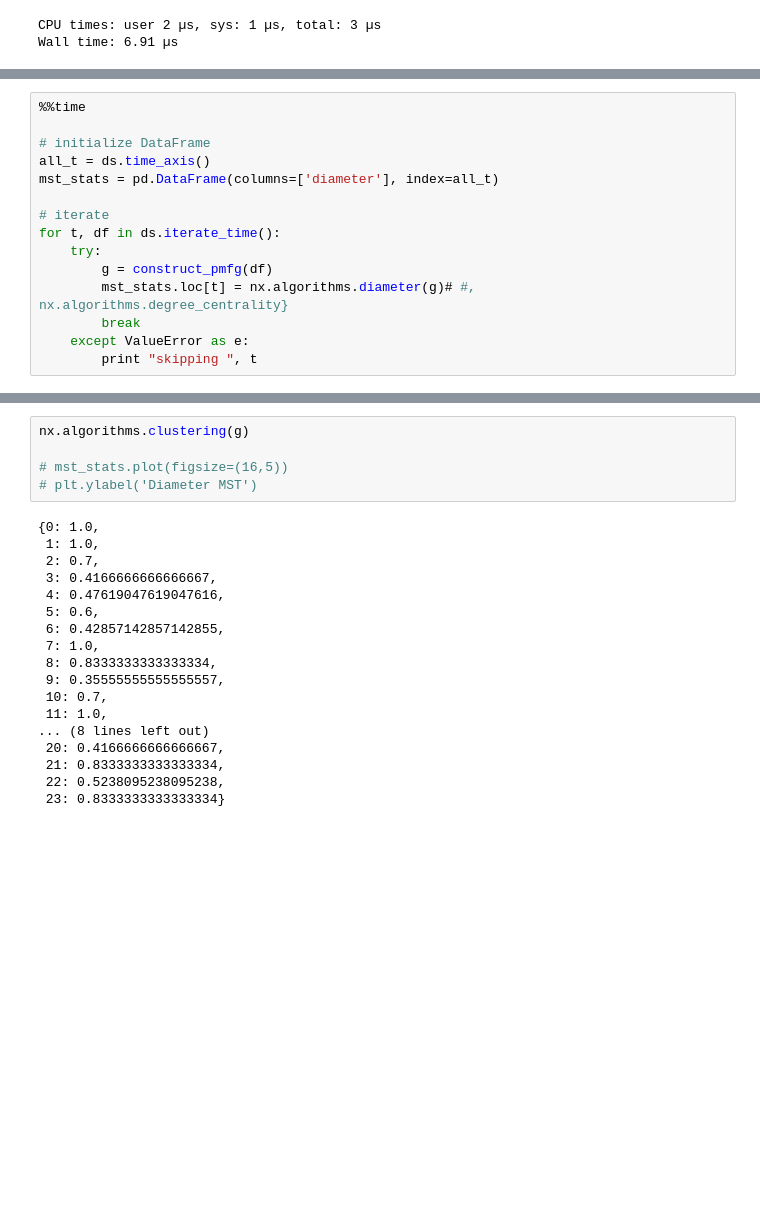
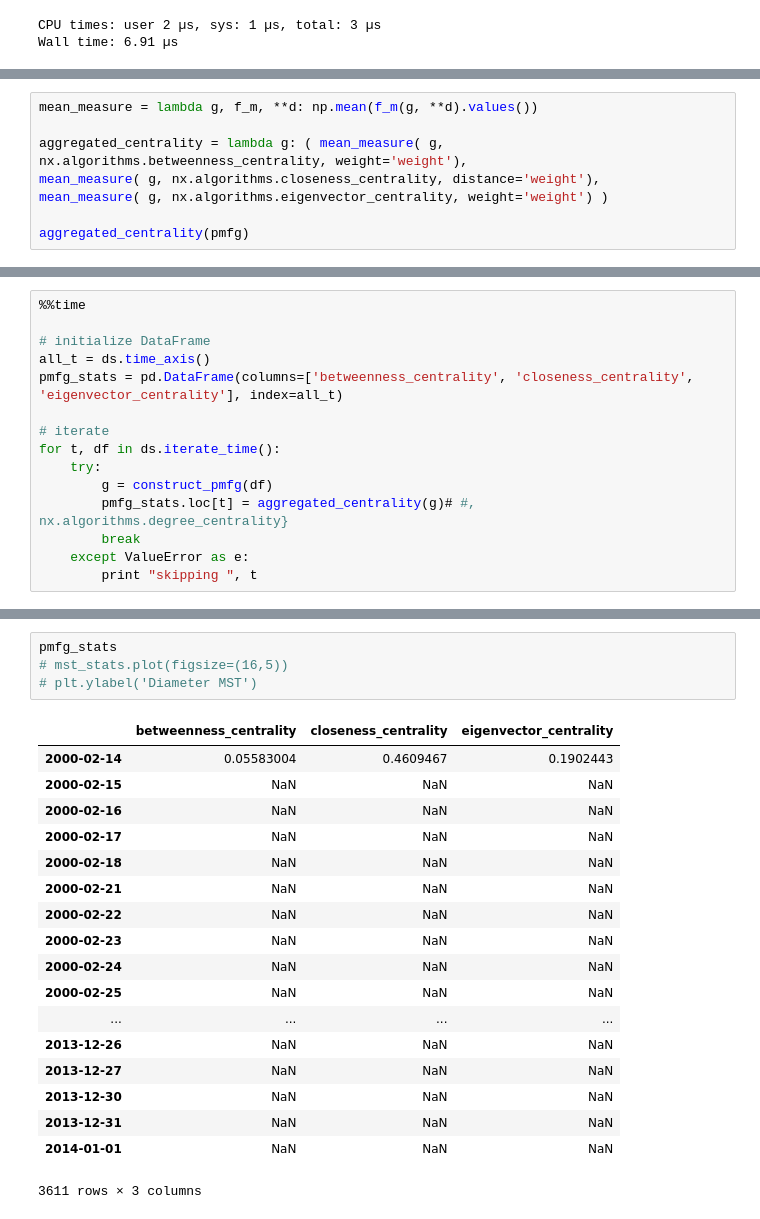
Before and after one commit to mvaz/PyData2014-Berlin, a Jupyter notebook: 3 - DAX30 Network.ipynb, the cells around one changed output, grey strips where cells are left out. Saved outputs shown, nothing was run; the diff lists cells and outputs as text; blank space fills up the shorter version.

```diff
--- a/DAX30 Network.ipynb
+++ b/3 - DAX30 Network.ipynb
@@ -424,0 +426,8 @@ nx.algorithms.clustering(mpfg)
+# %%
+mean_measure = lambda g, f_m, **d: np.mean(f_m(g, **d).values())
+
+aggregated_centrality = lambda g: ( mean_measure( g, nx.algorithms.betweenness_centrality, weight='weight'),
+mean_measure( g, nx.algorithms.closeness_centrality, distance='weight'),
+mean_measure( g, nx.algorithms.eigenvector_centrality, weight='weight') )
+
+aggregated_centrality(pmfg)
@@ -427,13 +440,13 @@ nx.algorithms.clustering(mpfg)
 
 # initialize DataFrame
 all_t = ds.time_axis()
-mst_stats = pd.DataFrame(columns=['diameter'], index=all_t)
+pmfg_stats = pd.DataFrame(columns=['betweenness_centrality', 'closeness_centrality', 'eigenvector_centrality'], index=all_t)
 
 # iterate
 for t, df in ds.iterate_time():
     try:
         g = construct_pmfg(df)
-        mst_stats.loc[t] = nx.algorithms.diameter(g)# #, nx.algorithms.degree_centrality}
+        pmfg_stats.loc[t] = aggregated_centrality(g)# #, nx.algorithms.degree_centrality}
         break
     except ValueError as e:
         print "skipping ", t
@@ -443,23 +456,23 @@ Wall time: 82.8 ms
 # %%
-nx.algorithms.clustering(g)
-
+pmfg_stats
 # mst_stats.plot(figsize=(16,5))
 # plt.ylabel('Diameter MST')
 # %% [output]
+|  | betweenness_centrality | closeness_centrality | eigenvector_centrality |
+| 2000-02-14 | 0.05583004 | 0.4609467 | 0.1902443 |
+| 2000-02-15 | NaN | NaN | NaN |
+| 2000-02-16 | NaN | NaN | NaN |
+| 2000-02-17 | NaN | NaN | NaN |
+| 2000-02-18 | NaN | NaN | NaN |
+| 2000-02-21 | NaN | NaN | NaN |
+| 2000-02-22 | NaN | NaN | NaN |
+| 2000-02-23 | NaN | NaN | NaN |
+| 2000-02-24 | NaN | NaN | NaN |
+| 2000-02-25 | NaN | NaN | NaN |
+| ... | ... | ... | ... |
+| 2013-12-26 | NaN | NaN | NaN |
+| 2013-12-27 | NaN | NaN | NaN |
+| 2013-12-30 | NaN | NaN | NaN |
+| 2013-12-31 | NaN | NaN | NaN |
+| 2014-01-01 | NaN | NaN | NaN |
-{0: 1.0,
- 1: 1.0,
- 2: 0.7,
- 3: 0.4166666666666667,
- 4: 0.47619047619047616,
- 5: 0.6,
- 6: 0.42857142857142855,
- 7: 1.0,
- 8: 0.8333333333333334,
- 9: 0.35555555555555557,
- 10: 0.7,
- 11: 1.0,
-... (8 lines left out)
- 20: 0.4166666666666667,
- 21: 0.8333333333333334,
- 22: 0.5238095238095238,
- 23: 0.8333333333333334}
+3611 rows × 3 columns
```
Also changed, not shown: parts of 22 cells of this notebook, 5 other files.
